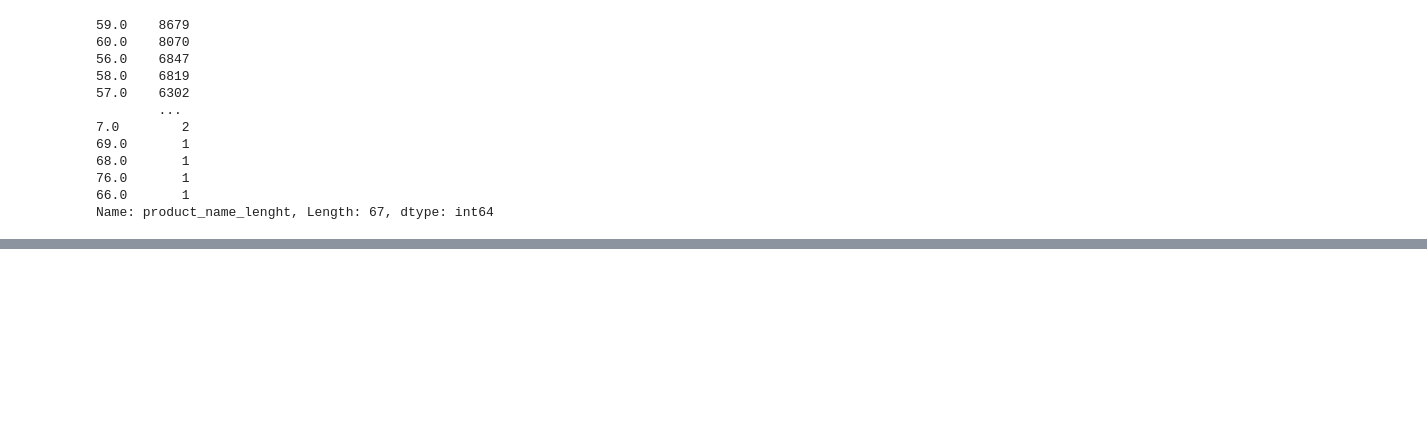
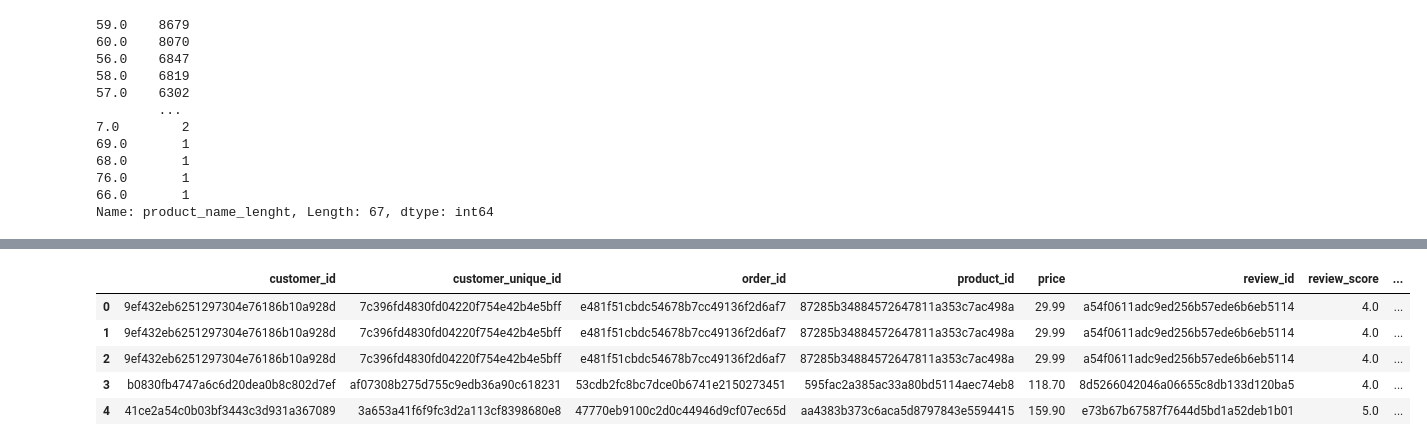
Before and after one commit to ThomasMeb/Projet_4, a Jupyter notebook: main.ipynb, the cells around one changed output, grey strips where cells are left out. Saved outputs shown, nothing was run; the diff lists cells and outputs as text; code cells hidden in the pictures; blank space fills up the shorter version.

```diff
--- a/main.ipynb
+++ b/main.ipynb
@@ -149,0 +189,12 @@ Name: product_name_lenght, Length: 67, dtype: int64
+# %%
+df = data[['customer_id', 'customer_unique_id','order_id', 'product_id',
+       'price', 'review_id', 'review_score', 'product_category_name']]
+# %%
+df.head()
+# %% [output]
+|  | customer_id | customer_unique_id | order_id | product_id | price | review_id | review_score | ... |
+| 0 | 9ef432eb6251297304e76186b10a928d | 7c396fd4830fd04220f754e42b4e5bff | e481f51cbdc54678b7cc49136f2d6af7 | 87285b34884572647811a353c7ac498a | 29.99 | a54f0611adc9ed256b57ede6b6eb5114 | 4.0 | ... |
+| 1 | 9ef432eb6251297304e76186b10a928d | 7c396fd4830fd04220f754e42b4e5bff | e481f51cbdc54678b7cc49136f2d6af7 | 87285b34884572647811a353c7ac498a | 29.99 | a54f0611adc9ed256b57ede6b6eb5114 | 4.0 | ... |
+| 2 | 9ef432eb6251297304e76186b10a928d | 7c396fd4830fd04220f754e42b4e5bff | e481f51cbdc54678b7cc49136f2d6af7 | 87285b34884572647811a353c7ac498a | 29.99 | a54f0611adc9ed256b57ede6b6eb5114 | 4.0 | ... |
+| 3 | b0830fb4747a6c6d20dea0b8c802d7ef | af07308b275d755c9edb36a90c618231 | 53cdb2fc8bc7dce0b6741e2150273451 | 595fac2a385ac33a80bd5114aec74eb8 | 118.70 | 8d5266042046a06655c8db133d120ba5 | 4.0 | ... |
+| 4 | 41ce2a54c0b03bf3443c3d931a367089 | 3a653a41f6f9fc3d2a113cf8398680e8 | 47770eb9100c2d0c44946d9cf07ec65d | aa4383b373c6aca5d8797843e5594415 | 159.90 | e73b67b67587f7644d5bd1a52deb1b01 | 5.0 | ... |
```
Also changed, not shown: parts of 4 cells of this notebook.
